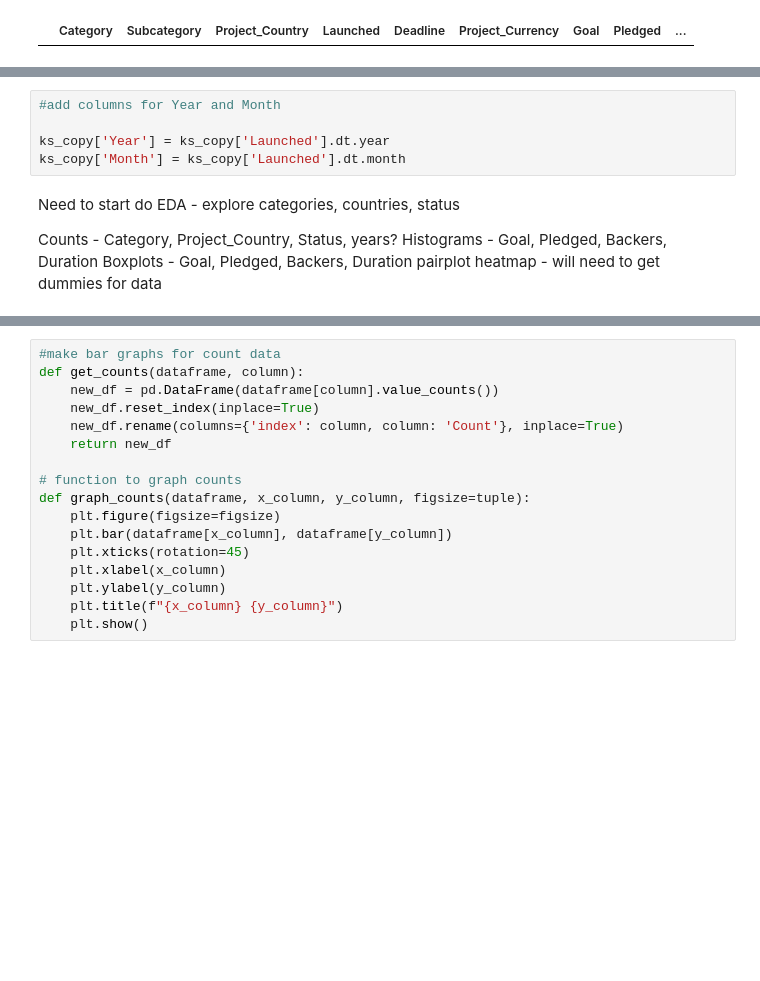
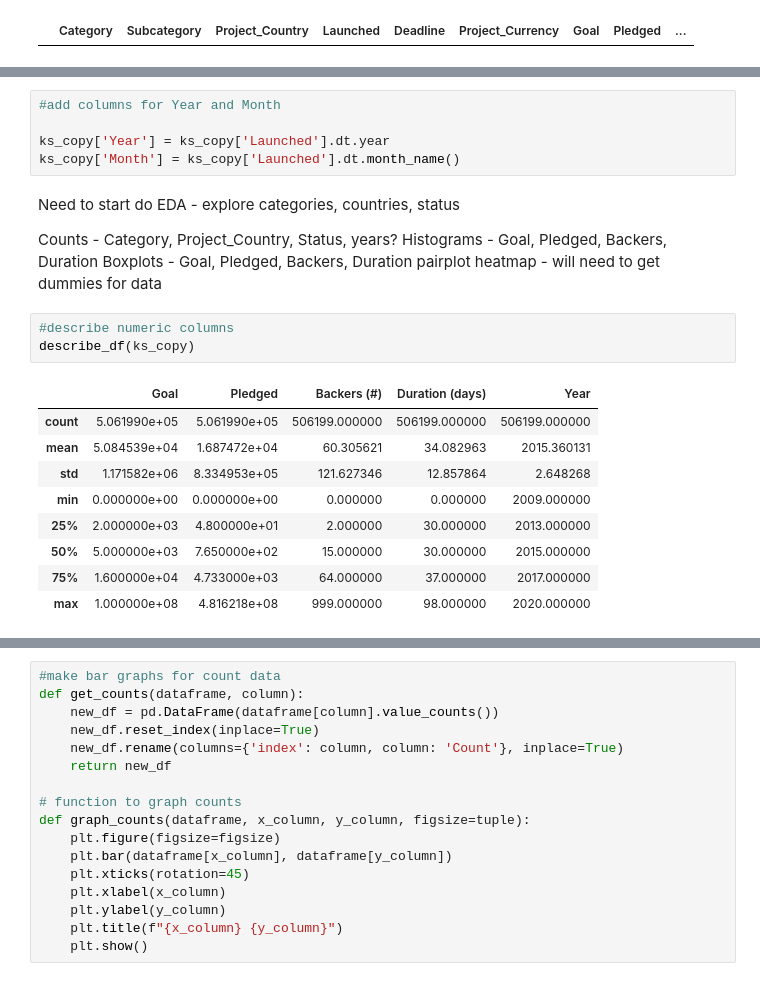
Before and after one commit to SBangarh/Kickstarter_analysis, a Jupyter notebook: eda.ipynb, the cells around one changed output, grey strips where cells are left out. Cells and saved outputs as stored; diff of their text form; blank space fills up the shorter version.

```diff
--- a/eda.ipynb
+++ b/eda.ipynb
@@ -443,7 +457,7 @@ ks_copy[(ks_copy['Status'] == 'Failed') & (ks_copy['Pledged'] > ks_copy['Goal'])
 #add columns for Year and Month
 
 ks_copy['Year'] = ks_copy['Launched'].dt.year
-ks_copy['Month'] = ks_copy['Launched'].dt.month
+ks_copy['Month'] = ks_copy['Launched'].dt.month_name()
 # %% [markdown]
 Need to start do EDA - explore categories, countries, status
 
@@ -452,3 +466,16 @@ Histograms - Goal, Pledged, Backers, Duration
 Boxplots - Goal, Pledged, Backers, Duration
 pairplot
 heatmap - will need to get dummies for data
+# %%
+#describe numeric columns
+describe_df(ks_copy)
+# %% [output]
+|  | Goal | Pledged | Backers (#) | Duration (days) | Year |
+| count | 5.061990e+05 | 5.061990e+05 | 506199.000000 | 506199.000000 | 506199.000000 |
+| mean | 5.084539e+04 | 1.687472e+04 | 60.305621 | 34.082963 | 2015.360131 |
+| std | 1.171582e+06 | 8.334953e+05 | 121.627346 | 12.857864 | 2.648268 |
+| min | 0.000000e+00 | 0.000000e+00 | 0.000000 | 0.000000 | 2009.000000 |
+| 25% | 2.000000e+03 | 4.800000e+01 | 2.000000 | 30.000000 | 2013.000000 |
+| 50% | 5.000000e+03 | 7.650000e+02 | 15.000000 | 30.000000 | 2015.000000 |
+| 75% | 1.600000e+04 | 4.733000e+03 | 64.000000 | 37.000000 | 2017.000000 |
+| max | 1.000000e+08 | 4.816218e+08 | 999.000000 | 98.000000 | 2020.000000 |
```
Also changed, not shown: parts of 21 cells of this notebook, 1 other file.
